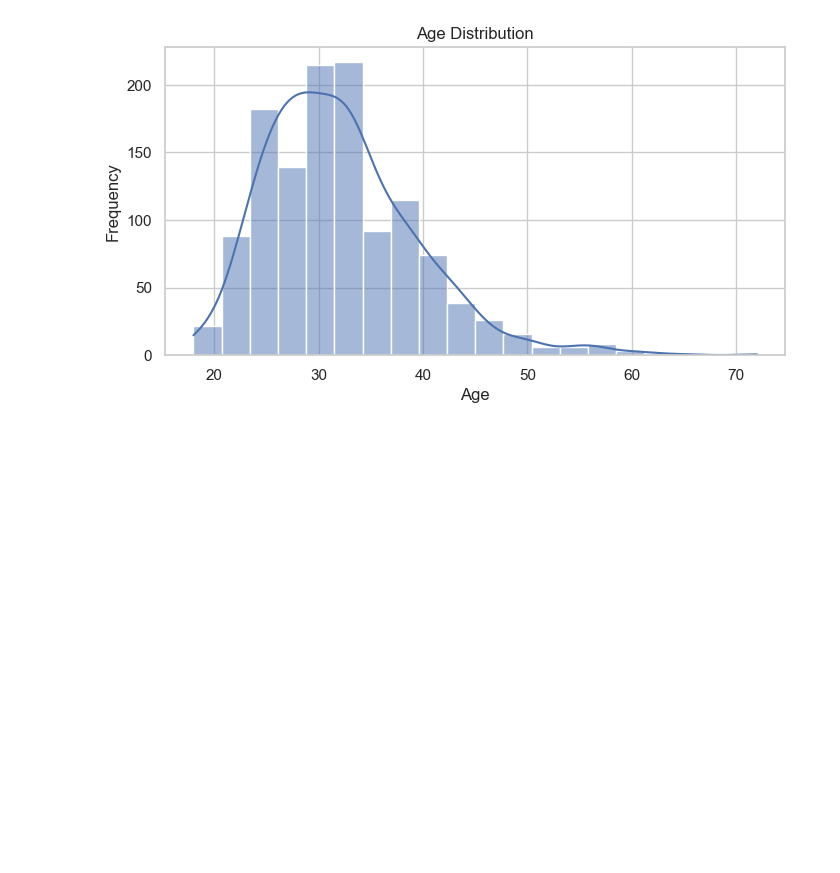
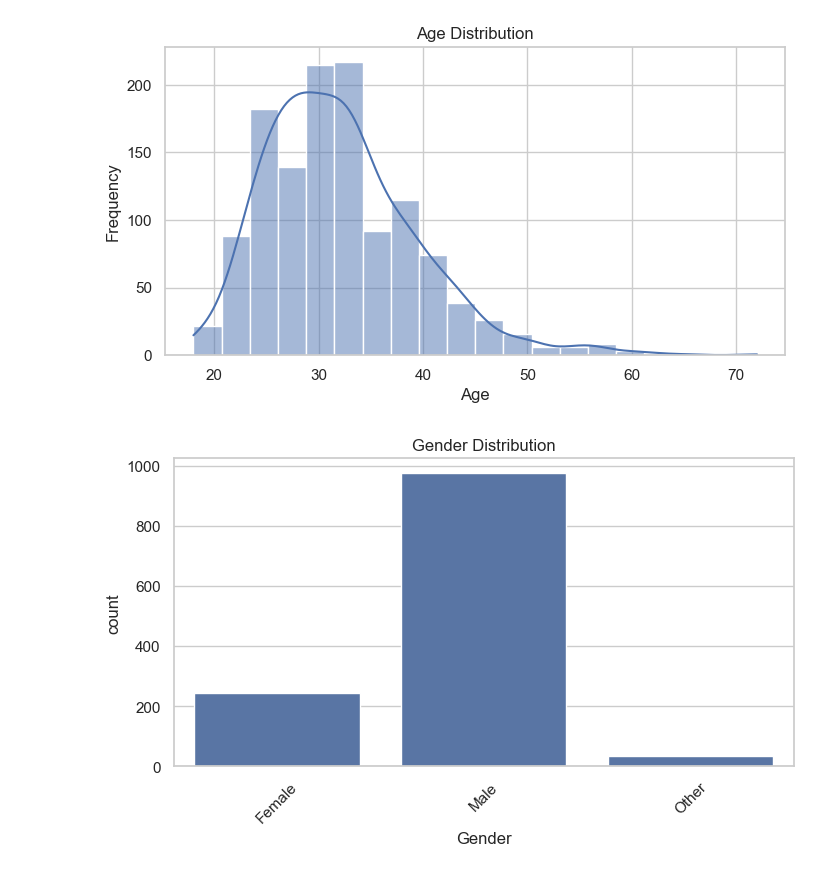
Before and after one commit to markchweya/DSA2040A_DataMining_Group1, a Jupyter notebook: DSA2040A_DataMining_Group1/notebooks/2_exploratory_analysis.ipynb, the cells around one changed output. Saved outputs shown, nothing was run; the diff lists cells and outputs as text; code cells hidden in the pictures; blank space fills up the shorter version.

```diff
--- a/DSA2040A_DataMining_Group1/notebooks/2_exploratory_analysis.ipynb
+++ b/DSA2040A_DataMining_Group1/notebooks/2_exploratory_analysis.ipynb
@@ -33,3 +33,24 @@ plt.ylabel('Frequency')
 plt.show()
 # %% [output]
 [figure]
+# %%
+# Standardize gender values
+def clean_gender(gender):
+    gender = str(gender).strip().lower()
+    if gender in ['male', 'm', 'man', 'cis male', 'cis man']:
+        return 'Male'
+    elif gender in ['female', 'f', 'woman', 'cis female', 'cis-woman']:
+        return 'Female'
+    else:
+        return 'Other'
+
+df['Gender'] = df['Gender'].apply(clean_gender)
+# %%
+# Gender Distribution
+plt.figure(figsize=(8, 4))
+sns.countplot(x='Gender', data=df)
+plt.title('Gender Distribution')
+plt.xticks(rotation=45)
+plt.show()
+# %% [output]
+[figure, added]
```
Also changed, not shown: parts of 4 cells of this notebook, 1 other file.
